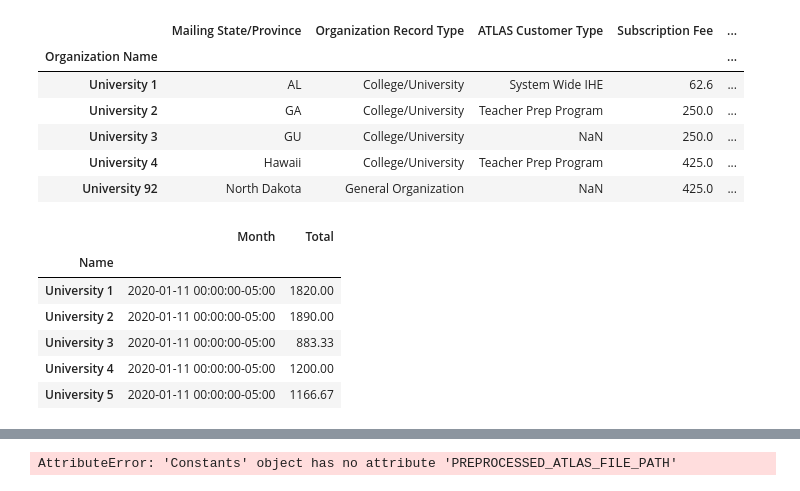
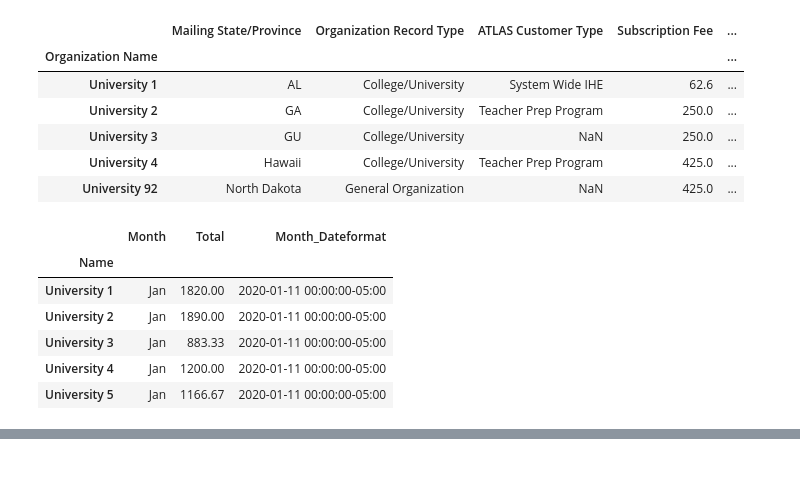
Before and after one commit to dd2-GWFinTech-Projects/Project1_ProductMarketingAnalysis, a Jupyter notebook: Preprocessing/02_Preprocess.ipynb, the cells around one changed output, grey strips where cells are left out. Saved outputs shown, nothing was run; the diff lists cells and outputs as text; code cells hidden in the pictures.

```diff
--- a/Preprocessing/02_Preprocess.ipynb
+++ b/Preprocessing/02_Preprocess.ipynb
@@ -92,18 +95,18 @@ forecast.head()
 # %%
 # Clean up revenue2020 data
 
 ## Parse dates (dates are a little suspicious since it assumes today's day-of-month and year. Only the month value is accurate.)
-revenue2020["Month"]     = tool_date.cleanup_date_string_list(revenue2020["Month"])
+revenue2020["Month_Dateformat"]     = tool_date.cleanup_date_string_list(revenue2020["Month"])
 
 revenue2020.head()
 # %% [output]
-|  | Month | Total |
-| Name |  |  |
-| University 1 | 2020-01-11 00:00:00-05:00 | 1820.00 |
-| University 2 | 2020-01-11 00:00:00-05:00 | 1890.00 |
-| University 3 | 2020-01-11 00:00:00-05:00 | 883.33 |
-| University 4 | 2020-01-11 00:00:00-05:00 | 1200.00 |
-| University 5 | 2020-01-11 00:00:00-05:00 | 1166.67 |
+|  | Month | Total | Month_Dateformat |
+| Name |  |  |  |
+| University 1 | Jan | 1820.00 | 2020-01-11 00:00:00-05:00 |
+| University 2 | Jan | 1890.00 | 2020-01-11 00:00:00-05:00 |
+| University 3 | Jan | 883.33 | 2020-01-11 00:00:00-05:00 |
+| University 4 | Jan | 1200.00 | 2020-01-11 00:00:00-05:00 |
+| University 5 | Jan | 1166.67 | 2020-01-11 00:00:00-05:00 |
 # %%
 # Clean up revenue2020A data
 
@@ -146,5 +149,3 @@ atlas.to_pickle(constants.PREPROCESSED_ATLAS_FILE_PATH)
 forecast.to_pickle(constants.PREPROCESSED_FORECAST_DATA_FILE_PATH)
 revenue2020.to_pickle(constants.PREPROCESSED_REVENUE2020_FILE_PATH)
 revenue2020A.to_pickle(constants.PREPROCESSED_REVENUE2020A_FILE_PATH)
-# %% [output]
-AttributeError: 'Constants' object has no attribute 'PREPROCESSED_ATLAS_FILE_PATH'
```
Also changed, not shown: parts of 1 cell of this notebook, 6 other files.
